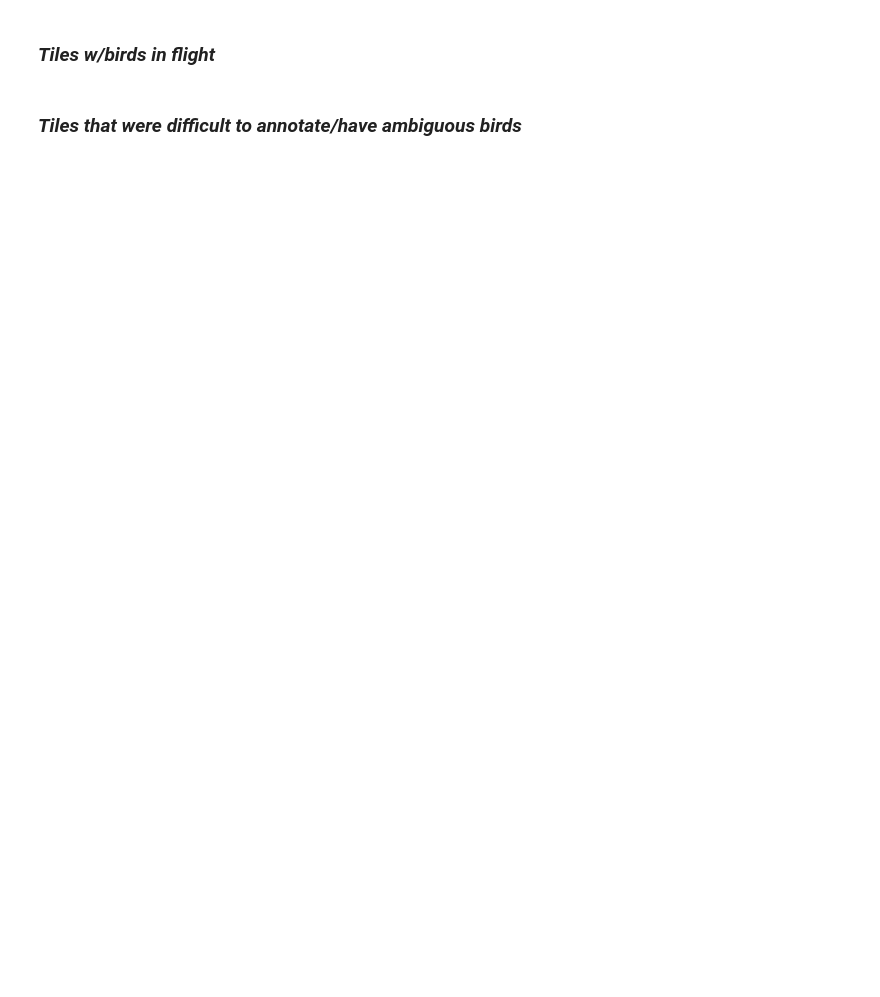
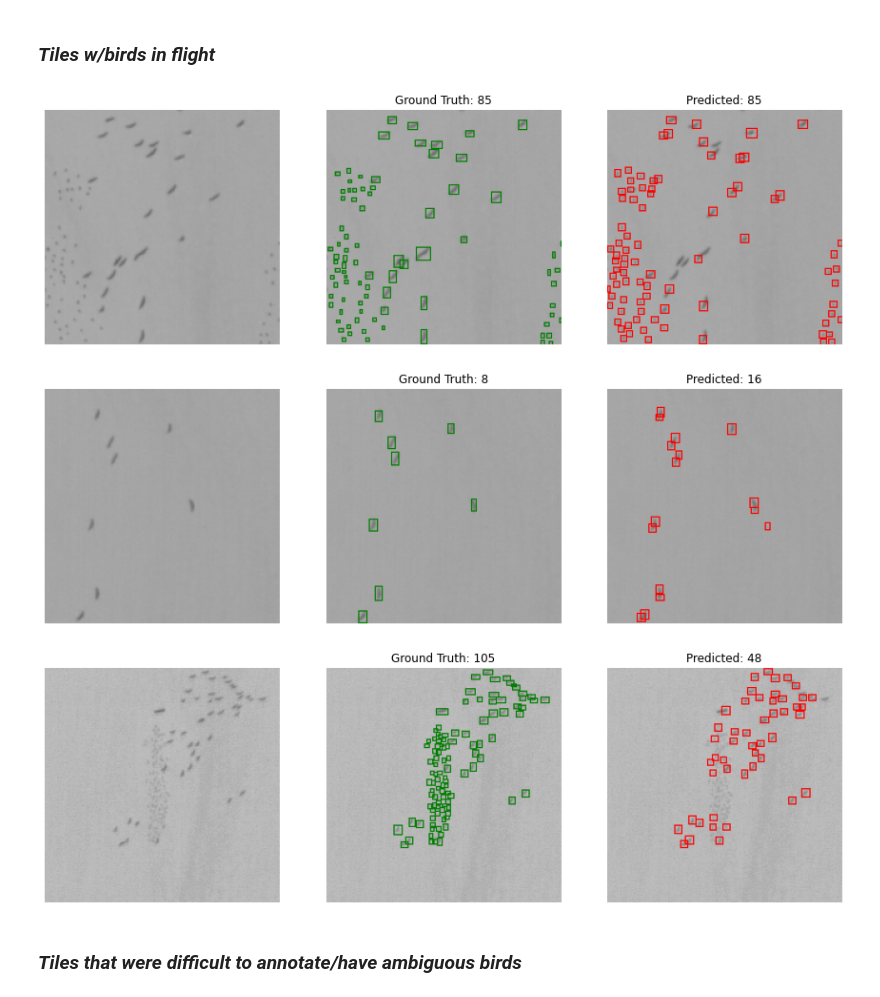
Before and after one commit to emiliolr/counting-cranes, a Jupyter notebook: analyses/qualitative_analyses.ipynb, the cells around one changed output. Saved outputs shown, nothing was run; the diff lists cells and outputs as text; code cells hidden in the pictures; blank space fills up the shorter version.

```diff
--- a/analyses/qualitative_analyses.ipynb
+++ b/analyses/qualitative_analyses.ipynb
@@ -395,4 +419,18 @@ predict_tiles_of_interest(birds_on_land, model = model_to_use)
 # %% [markdown]
 ### *Tiles w/birds in flight*
+# %%
+#Grabbing some tiles of interest
+tiles_to_grab = ((6, 3),   #2510
+                 (6, 5),   #2510
+                 (10, 10)) #9420
+
+tiles_of_interest = get_tiles_of_interest(tiles_to_grab, model_to_use)
+# %%
+#Checking out how the model does w/these tiles...
+predict_tiles_of_interest(tiles_of_interest, model = model_to_use)
+# %% [output]
+[figure, added]
+[figure, added]
+[figure, added]
 # %% [markdown]
 ### *Tiles that were difficult to annotate/have ambiguous birds*
```
Also changed, not shown: parts of 15 cells of this notebook, 2 other files.
